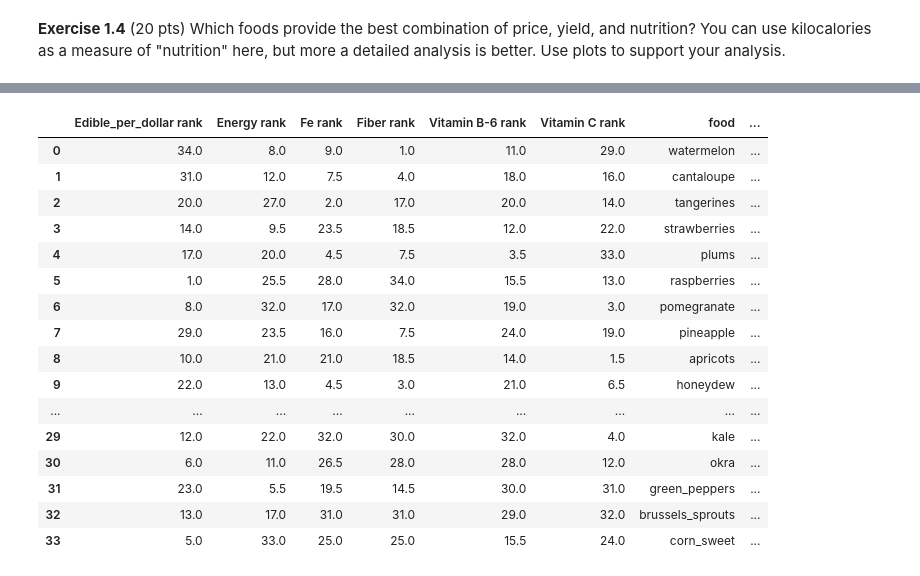
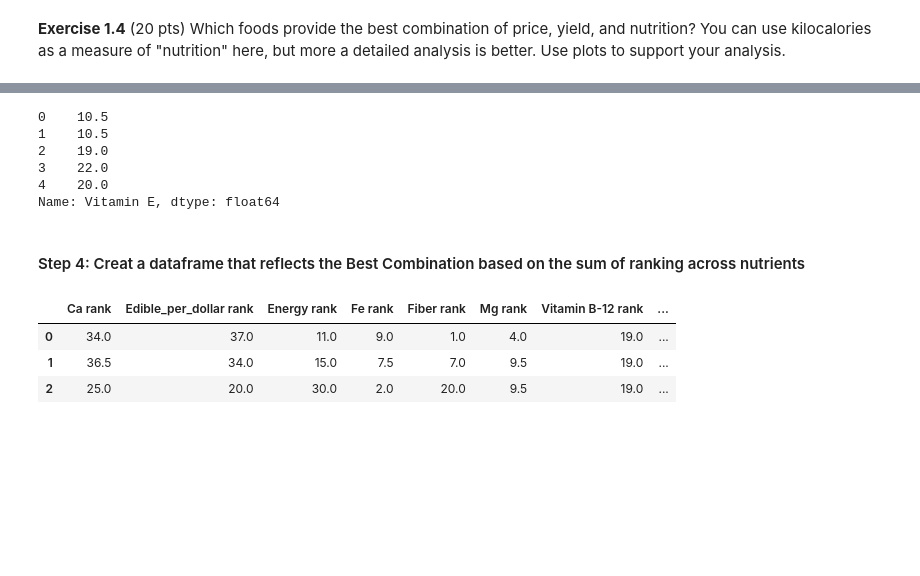
Before and after one commit to Wei-Kuang/STA141B, a Jupyter notebook: HW4/hw4_2019.ipynb, the cells around one changed output, grey strips where cells are left out. Cells and saved outputs as stored; diff of their text form; code cells hidden in the pictures; blank space fills up the shorter version.

```diff
--- a/HW4/hw4_2019.ipynb
+++ b/HW4/hw4_2019.ipynb
@@ -420,0 +726,4 @@ for n in DF_pn_2.ndbno:
+# %%
+# Drop columns that are not used for the analysis
+DF_final= DF_final.drop(['form','lb_per_cup', 'price_per_cup', 'type', 'ds'], axis=1)
+DF_final.head()
@@ -421 +740,5 @@ for n in DF_pn_2.ndbno:
+# %%
+edible_pound_per_1_dollar = DF_final['yield'] / DF_final['price_per_lb']
+# %%
+DF_final.insert(2, "edible_pount_per_1_dollar",edible_pound_per_1_dollar)
 # %%
@@ -466,40 +753,46 @@ DF14.head()
 # %%
 # Calculate the rank by each columns
-R_edible_per_dollar = DF14['edible_pount_per_1_dollar'].rank(axis=0, method='average')
-R_Energy = DF14['Energy'].rank(axis=0, method='average')
-R_Fiber = DF14['Fiber'].rank(axis=0, method='average')
-R_Fe = DF14['Fe'].rank(axis=0, method='average')
-R_VC= DF14['Vitamin C'].rank(axis=0, method='average')
-R_VB = DF14['Vitamin B-6'].rank(axis=0, method='average')
+R_edible_per_dollar = DF_final['edible_pount_per_1_dollar'].rank(axis=0, method='average')
+R_Energy            = DF_final['Energy'].rank(axis=0, method='average')
+R_Fiber             = DF_final['Fiber'].rank(axis=0, method='average')
+R_Ca                = DF_final['Calcium'].rank(axis=0, method='average')
+R_Fe                = DF_final['Iron'].rank(axis=0, method='average')
+R_Mg                = DF_final['Magnesium'].rank(axis=0, method='average')
+R_VC                = DF_final['Vitamin C'].rank(axis=0, method='average')
+R_VB6               = DF_final['Vitamin B-6'].rank(axis=0, method='average')
+R_VB12              = DF_final['Vitamin B-12'].rank(axis=0, method='average')
+R_VBE               = DF_final['Vitamin E'].rank(axis=0, method='average')
+
+# Check for Vitamin E ranking
+R_VBE[0:5]
+# %% [output]
+0    10.5
+1    10.5
+2    19.0
+3    22.0
+4    20.0
+Name: Vitamin E, dtype: float64
+# %% [markdown]
+#### Step 4: Creat a dataframe that reflects the Best Combination based on the sum of ranking across nutrients
 # %%
-# Creat a dataframe that refleck the ranking in each nutrient
-d = {'Edible_per_dollar rank' : R_edible_per_dollar,
+my_dict = {'Edible_per_dollar rank' : R_edible_per_dollar,
      'Energy rank' : R_Energy,
      'Fiber rank': R_Fiber,
+     'Ca rank':R_Ca,
      'Fe rank': R_Fe,
+     'Mg rank': R_Mg ,
      'Vitamin C rank': R_VC,
-     'Vitamin B-6 rank': R_VB,
-     'food' : DF14['food']}
+     'Vitamin B-6 rank': R_VB6,
+     'Vitamin B-12 rank': R_VB12,
+     'Vitamin E': R_VBE,
+     'food' : DF_final['food']}
 
 
-Rank = pd.DataFrame(d)
-Rank['Best_Combination'] = Rank.sum(axis=1)
-Rank
+DF_Rank = pd.DataFrame(my_dict)
+DF_Rank['Best_Combination'] = DF_Rank.sum(axis=1)  # pd.df.sum(axis=1) : This will sum a row across the columns
+DF_Rank.head(3)
 # %% [output]
-|  | Edible_per_dollar rank | Energy rank | Fe rank | Fiber rank | Vitamin B-6 rank | Vitamin C rank | food | ... |
-| 0 | 34.0 | 8.0 | 9.0 | 1.0 | 11.0 | 29.0 | watermelon | ... |
-| 1 | 31.0 | 12.0 | 7.5 | 4.0 | 18.0 | 16.0 | cantaloupe | ... |
-| 2 | 20.0 | 27.0 | 2.0 | 17.0 | 20.0 | 14.0 | tangerines | ... |
-| 3 | 14.0 | 9.5 | 23.5 | 18.5 | 12.0 | 22.0 | strawberries | ... |
-| 4 | 17.0 | 20.0 | 4.5 | 7.5 | 3.5 | 33.0 | plums | ... |
-| 5 | 1.0 | 25.5 | 28.0 | 34.0 | 15.5 | 13.0 | raspberries | ... |
-| 6 | 8.0 | 32.0 | 17.0 | 32.0 | 19.0 | 3.0 | pomegranate | ... |
-| 7 | 29.0 | 23.5 | 16.0 | 7.5 | 24.0 | 19.0 | pineapple | ... |
-| 8 | 10.0 | 21.0 | 21.0 | 18.5 | 14.0 | 1.5 | apricots | ... |
-| 9 | 22.0 | 13.0 | 4.5 | 3.0 | 21.0 | 6.5 | honeydew | ... |
-| ... | ... | ... | ... | ... | ... | ... | ... | ... |
-| 29 | 12.0 | 22.0 | 32.0 | 30.0 | 32.0 | 4.0 | kale | ... |
-| 30 | 6.0 | 11.0 | 26.5 | 28.0 | 28.0 | 12.0 | okra | ... |
-| 31 | 23.0 | 5.5 | 19.5 | 14.5 | 30.0 | 31.0 | green_peppers | ... |
-| 32 | 13.0 | 17.0 | 31.0 | 31.0 | 29.0 | 32.0 | brussels_sprouts | ... |
-| 33 | 5.0 | 33.0 | 25.0 | 25.0 | 15.5 | 24.0 | corn_sweet | ... |
+|  | Ca rank | Edible_per_dollar rank | Energy rank | Fe rank | Fiber rank | Mg rank | Vitamin B-12 rank | ... |
+| 0 | 34.0 | 37.0 | 11.0 | 9.0 | 1.0 | 4.0 | 19.0 | ... |
+| 1 | 36.5 | 34.0 | 15.0 | 7.5 | 7.0 | 9.5 | 19.0 | ... |
+| 2 | 25.0 | 20.0 | 30.0 | 2.0 | 20.0 | 9.5 | 19.0 | ... |
```
Also changed, not shown: parts of 102 cells of this notebook.
